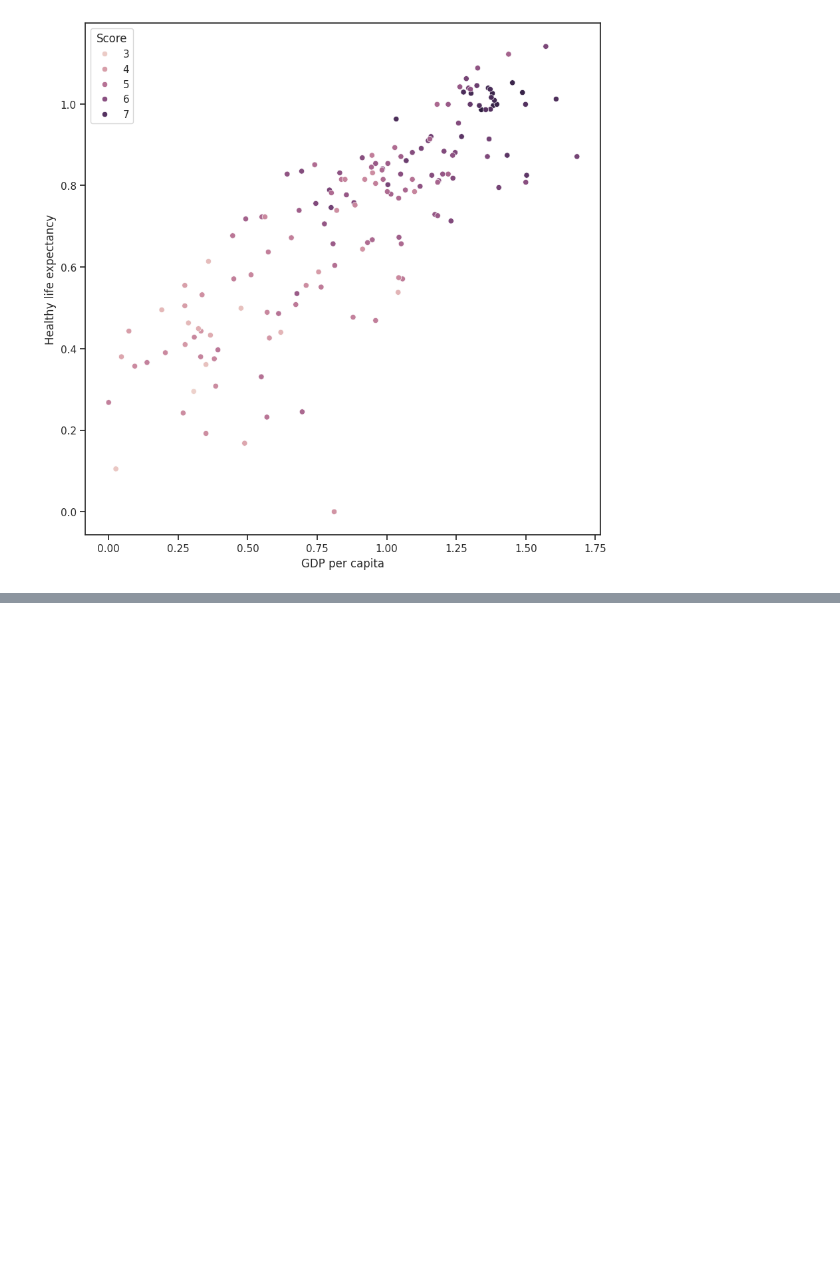
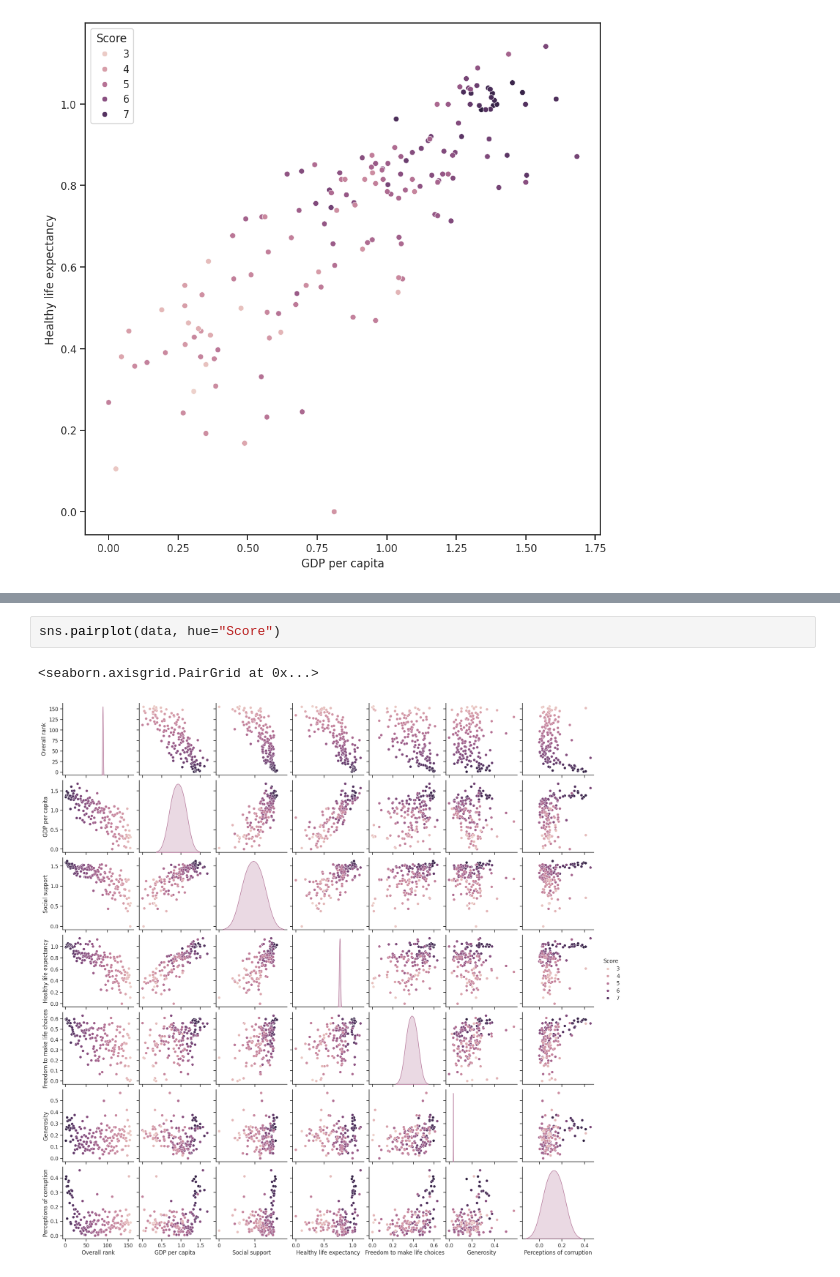
Before and after one commit to shPac-Men/TMO, a Jupyter notebook: main.ipynb, the cells around one changed output, grey strips where cells are left out. Saved outputs shown, nothing was run; the diff lists cells and outputs as text; blank space fills up the shorter version.

```diff
--- a/main.ipynb
+++ b/main.ipynb
@@ -101,0 +108,5 @@ sns.scatterplot(ax=ax, x='GDP per capita', y='Healthy life expectancy', data=dat
+# %%
+sns.pairplot(data, hue="Score")
+# %% [output]
+<seaborn.axisgrid.PairGrid at 0x...>
+[figure, added]
```
Also changed, not shown: parts of 4 cells of this notebook.
